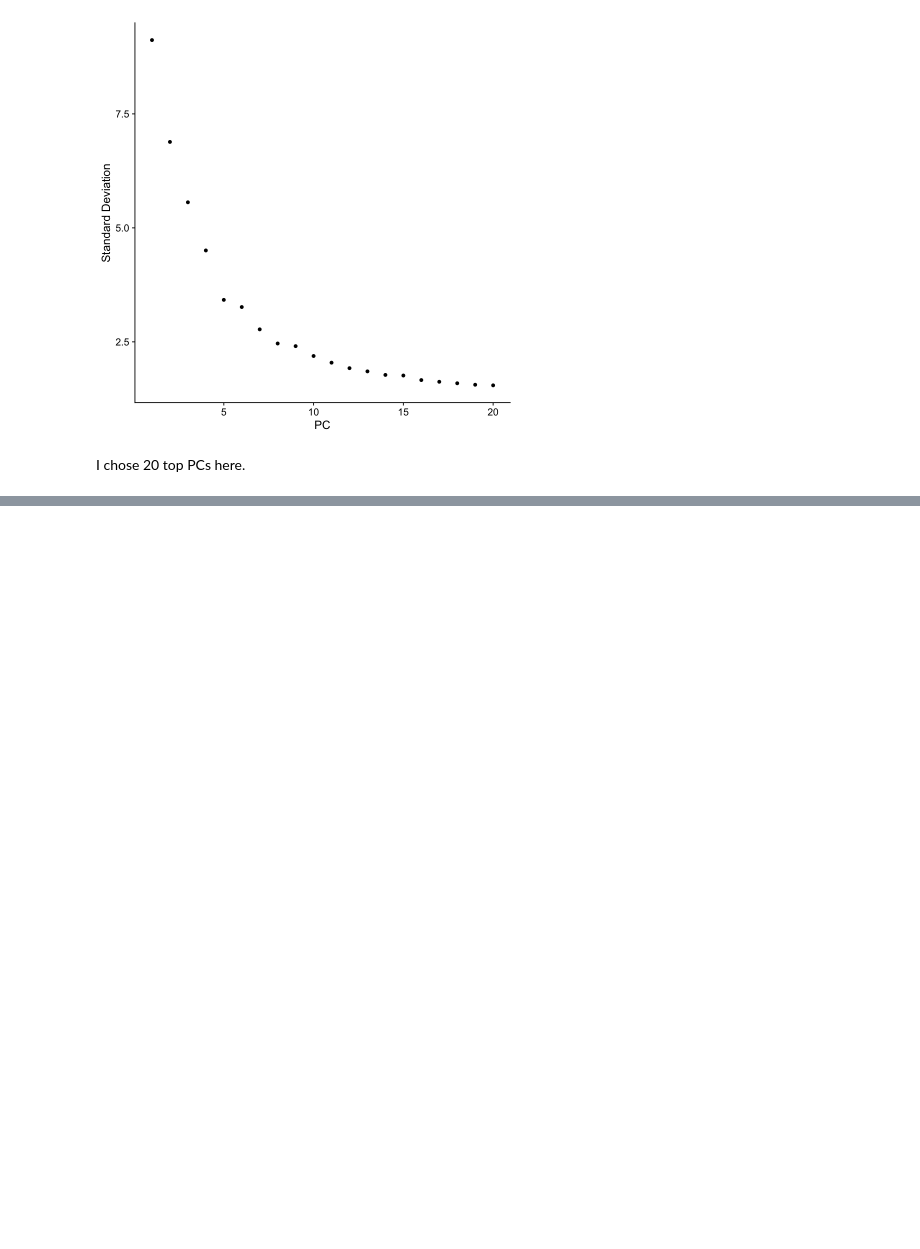
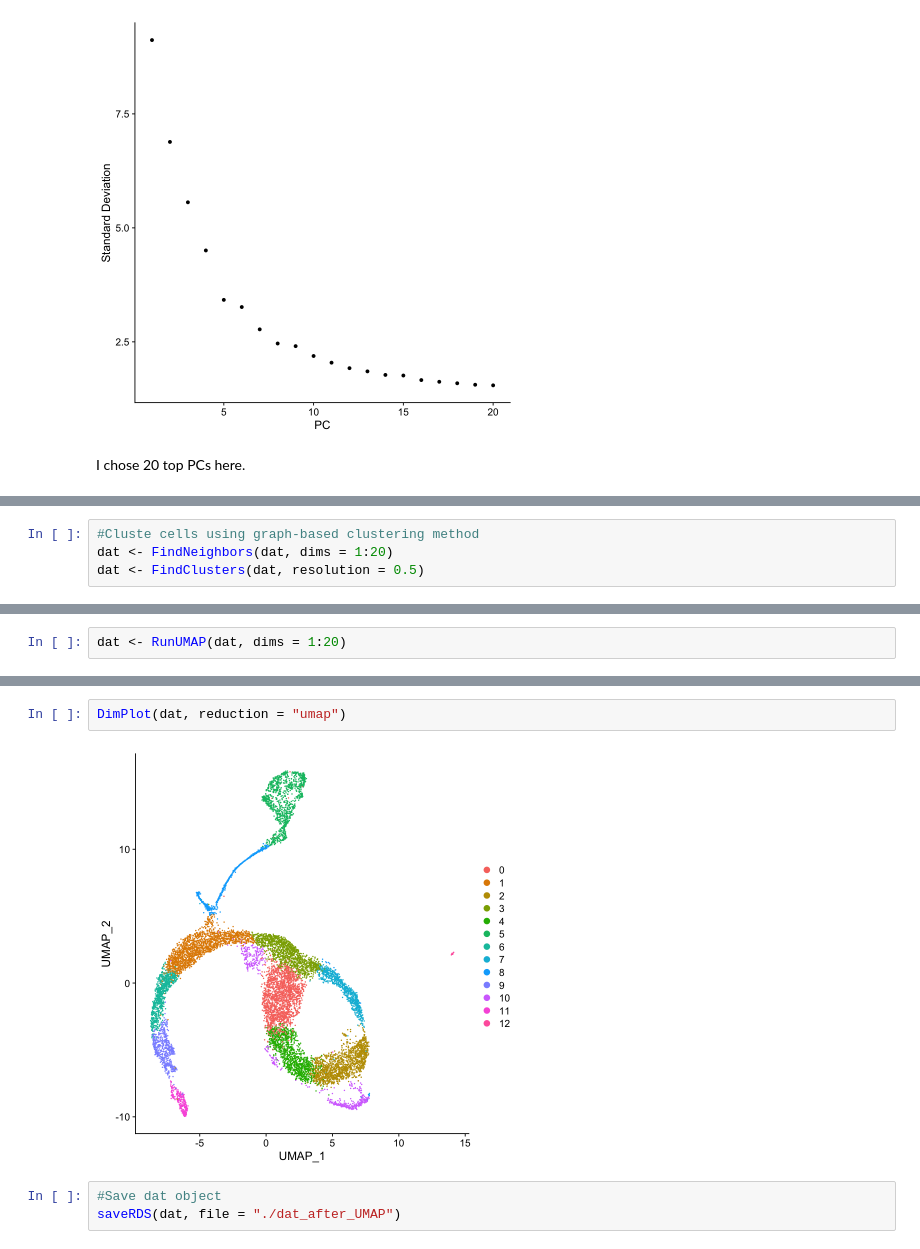
Before and after one commit to ironman-tetsuo/Introduction_to_scRNA-seq, a Jupyter notebook: 1_Clark_P2_Retina/Clark_P2_Retina.ipynb, the cells around one changed output, grey strips where cells are left out. Drawn from its saved outputs; the diff is of its cells as text; blank space fills up the shorter version.

```diff
--- a/1_Clark_P2_Retina/Clark_P2_Retina.ipynb
+++ b/1_Clark_P2_Retina/Clark_P2_Retina.ipynb
@@ -381,0 +384,4 @@ I chose 20 top PCs here.
+# %%
+#Cluste cells using graph-based clustering method
+dat <- FindNeighbors(dat, dims = 1:20)
+dat <- FindClusters(dat, resolution = 0.5)
@@ -381,0 +436,2 @@ I chose 20 top PCs here.
+# %%
+dat <- RunUMAP(dat, dims = 1:20)
@@ -381,0 +456,7 @@ I chose 20 top PCs here.
+# %%
+DimPlot(dat, reduction = "umap")
+# %% [output]
+[figure, added]
+# %%
+#Save dat object
+saveRDS(dat, file = "./dat_after_UMAP")
```
Also changed, not shown: parts of 7 cells of this notebook.
